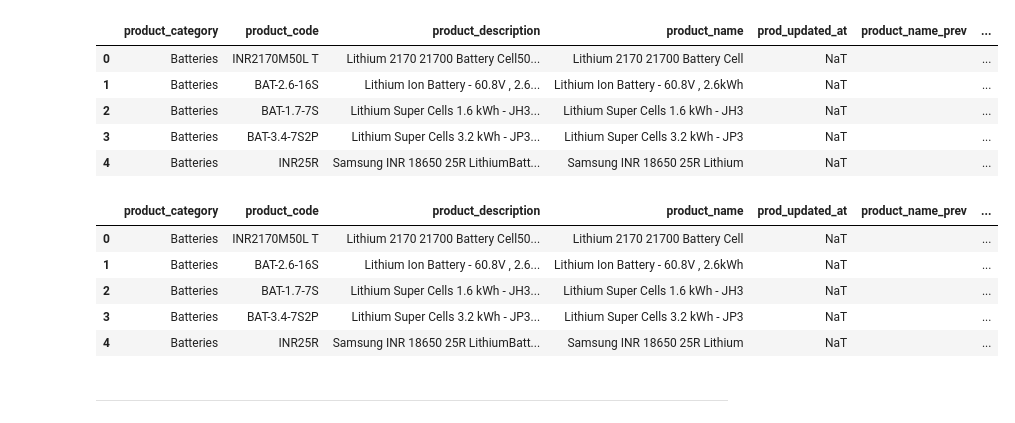
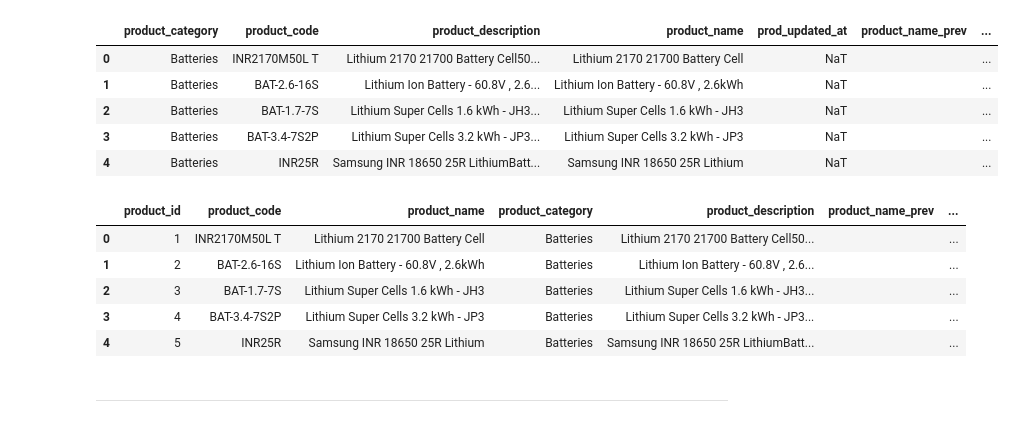
Before and after one commit to hicranA/partsUnlimitedDW, a Jupyter notebook: etl_evWest.ipynb, the cells around one changed output. Cells and saved outputs as stored; diff of their text form; code cells hidden in the pictures.

```diff
--- a/etl_evWest.ipynb
+++ b/etl_evWest.ipynb
@@ -215,7 +314,7 @@ print(test.loc[test['size'] >1])
 # %% [markdown]
 My business questions requires an over time overview of manufacturer and their products. Since our data is limited we are generating a random date to create this
 # %%
-product_distinct = evWest_df_4.drop_duplicates(subset=['model', "model_name"], keep='first')
+product_distinct = evWest_df_4.drop_duplicates(subset=['model', "model_name", "category"], keep='first')
 product_distinct= product_distinct.loc[ :, ['category', 'model', 'model_description', 'model_name']]
 product_distinct.head()
 # %% [output]
@@ -247,15 +346,15 @@ product_distinct.head()
 | 3 | Batteries | BAT-3.4-7S2P | Lithium Super Cells 3.2 kWh - JP3... | Lithium Super Cells 3.2 kWh - JP3 | NaT |  | ... |
 | 4 | Batteries | INR25R | Samsung INR 18650 25R LithiumBatt... | Samsung INR 18650 25R Lithium | NaT |  | ... |
 # %%
-product_dim = product_distinct[["product_id","product_code","product_name", "product_description","product_name_prev", "prod_updated_at"]	]
-product_distinct.head()
+product_dim = product_distinct[["product_id","product_code","product_name","product_category",  "product_description","product_name_prev", "prod_updated_at"]]
+product_dim.head()
 # %% [output]
-|  | product_category | product_code | product_description | product_name | prod_updated_at | product_name_prev | ... |
-| 0 | Batteries | INR2170M50L T | Lithium 2170 21700 Battery Cell50... | Lithium 2170 21700 Battery Cell | NaT |  | ... |
-| 1 | Batteries | BAT-2.6-16S | Lithium Ion Battery - 60.8V , 2.6... | Lithium Ion Battery - 60.8V , 2.6kWh | NaT |  | ... |
-| 2 | Batteries | BAT-1.7-7S | Lithium Super Cells 1.6 kWh - JH3... | Lithium Super Cells 1.6 kWh - JH3 | NaT |  | ... |
-| 3 | Batteries | BAT-3.4-7S2P | Lithium Super Cells 3.2 kWh - JP3... | Lithium Super Cells 3.2 kWh - JP3 | NaT |  | ... |
-| 4 | Batteries | INR25R | Samsung INR 18650 25R LithiumBatt... | Samsung INR 18650 25R Lithium | NaT |  | ... |
+|  | product_id | product_code | product_name | product_category | product_description | product_name_prev | ... |
+| 0 | 1 | INR2170M50L T | Lithium 2170 21700 Battery Cell | Batteries | Lithium 2170 21700 Battery Cell50... |  | ... |
+| 1 | 2 | BAT-2.6-16S | Lithium Ion Battery - 60.8V , 2.6kWh | Batteries | Lithium Ion Battery - 60.8V , 2.6... |  | ... |
+| 2 | 3 | BAT-1.7-7S | Lithium Super Cells 1.6 kWh - JH3 | Batteries | Lithium Super Cells 1.6 kWh - JH3... |  | ... |
+| 3 | 4 | BAT-3.4-7S2P | Lithium Super Cells 3.2 kWh - JP3 | Batteries | Lithium Super Cells 3.2 kWh - JP3... |  | ... |
+| 4 | 5 | INR25R | Samsung INR 18650 25R Lithium | Batteries | Samsung INR 18650 25R LithiumBatt... |  | ... |
 # %% [markdown]
 ----------------------------
 # %% [markdown]
```
Also changed, not shown: parts of 57 cells of this notebook, 1 other file.
